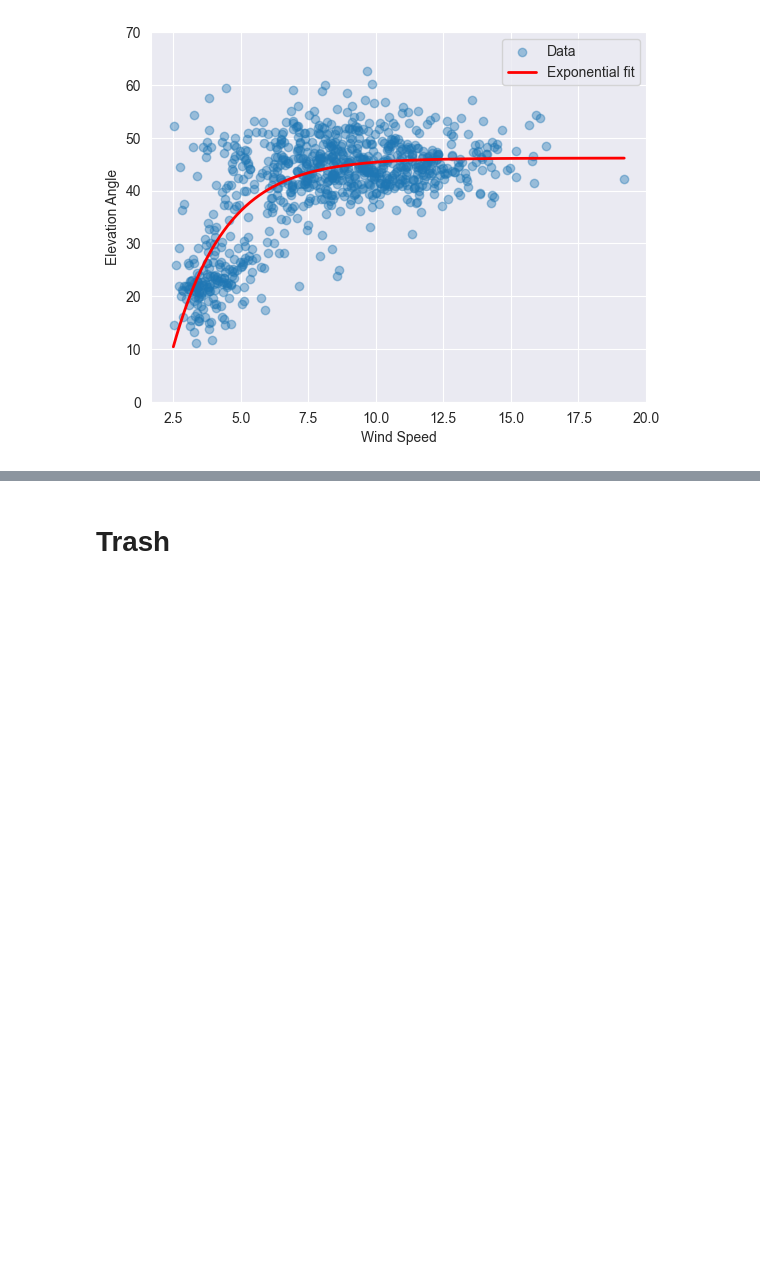
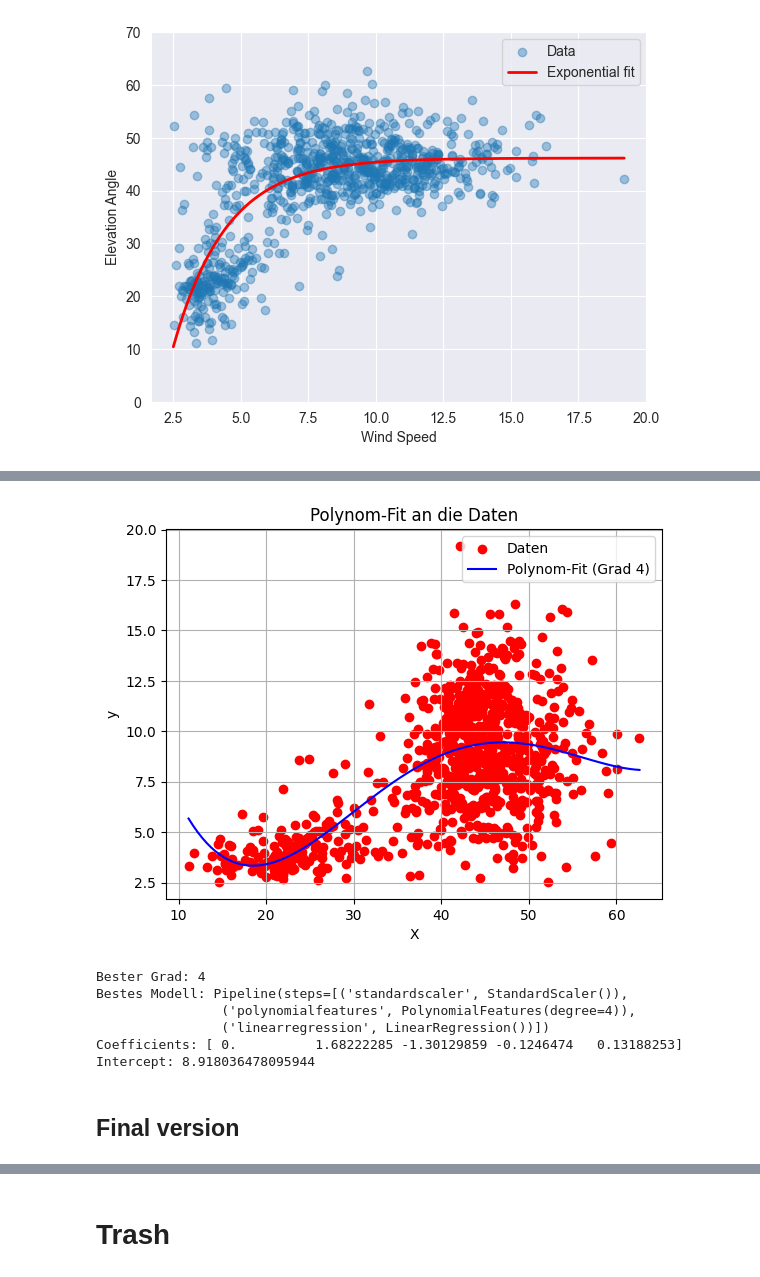
Before and after one commit to begumaltikulac/semikite, a Jupyter notebook: src/Data_Analysis/Correlation_angle_winspeed.ipynb, the cells around one changed output, grey strips where cells are left out. Saved outputs shown, nothing was run; the diff lists cells and outputs as text; code cells hidden in the pictures; blank space fills up the shorter version.

```diff
--- a/src/Data_Analysis/Correlation_angle_winspeed.ipynb
+++ b/src/Data_Analysis/Correlation_angle_winspeed.ipynb
@@ -590,0 +634,61 @@ Section 2 linear: y = 0.122 * x + 44.125
+# %%
+# Pipeline: Skalierung + PolynomialFeatures + Regression
+pipeline = make_pipeline(
+    StandardScaler(),
+    PolynomialFeatures(),
+    LinearRegression()
+)
+
+# Grid für Polynom-Grade
+param_grid = {'polynomialfeatures__degree': [1, 2, 3, 4]}
+
+
+# Neues X für die Kurve (gleichmäßig verteilt, fein aufgelöst)
+x_orig = df_all['elevation'].to_numpy()
+y = df_all['wind_speed'].to_numpy()
+mask = np.isfinite(x_orig) & np.isfinite(y) & (y > 2.5)
+x_orig, y = x_orig[mask], y[mask]
+
+
+# Fit mit GridSearchCV
+search = GridSearchCV(pipeline, param_grid, cv=5)
+search.fit(x_orig.reshape(-1, 1), y)
+
+X_plot = np.linspace(x_orig.min(), x_orig.max(), 200).reshape(-1, 1)
+y_pred = search.predict(X_plot)
+
+# Plot der Originaldaten
+plt.scatter(x_orig, y, color='red', label='Daten')
+
+# Plot der gefitteten Funktion
+plt.plot(X_plot, y_pred, color='blue', label=f'Polynom-Fit (Grad {search.best_params_["polynomialfeatures__degree"]})')
+
+plt.xlabel('X')
+plt.ylabel('y')
+plt.title('Polynom-Fit an die Daten')
+plt.legend()
+plt.grid(True)
+plt.show()
+
+# Show best model and best degree
+print("Bester Grad:", search.best_params_['polynomialfeatures__degree'])
+print("Bestes Modell:", search.best_estimator_)
+
+# calculate coefficients
+model = search.best_estimator_  # Die beste Pipeline
+linreg = model.named_steps['linearregression']  # Zugriff auf Regressionsmodell
+coefs = linreg.coef_            # a, b, c
+intercept = linreg.intercept_   # d
+
+print("Coefficients:", coefs)
+print("Intercept:", intercept)
+# %% [output]
+[figure, added]
+Bester Grad: 4
+Bestes Modell: Pipeline(steps=[('standardscaler', StandardScaler()),
+                ('polynomialfeatures', PolynomialFeatures(degree=4)),
+                ('linearregression', LinearRegression())])
+Coefficients: [ 0.          1.68222285 -1.30129859 -0.1246474   0.13188253]
+Intercept: 8.918036478095944
+# %% [markdown]
+## Final version
```
Also changed, not shown: parts of 11 cells of this notebook, 4 other files.
